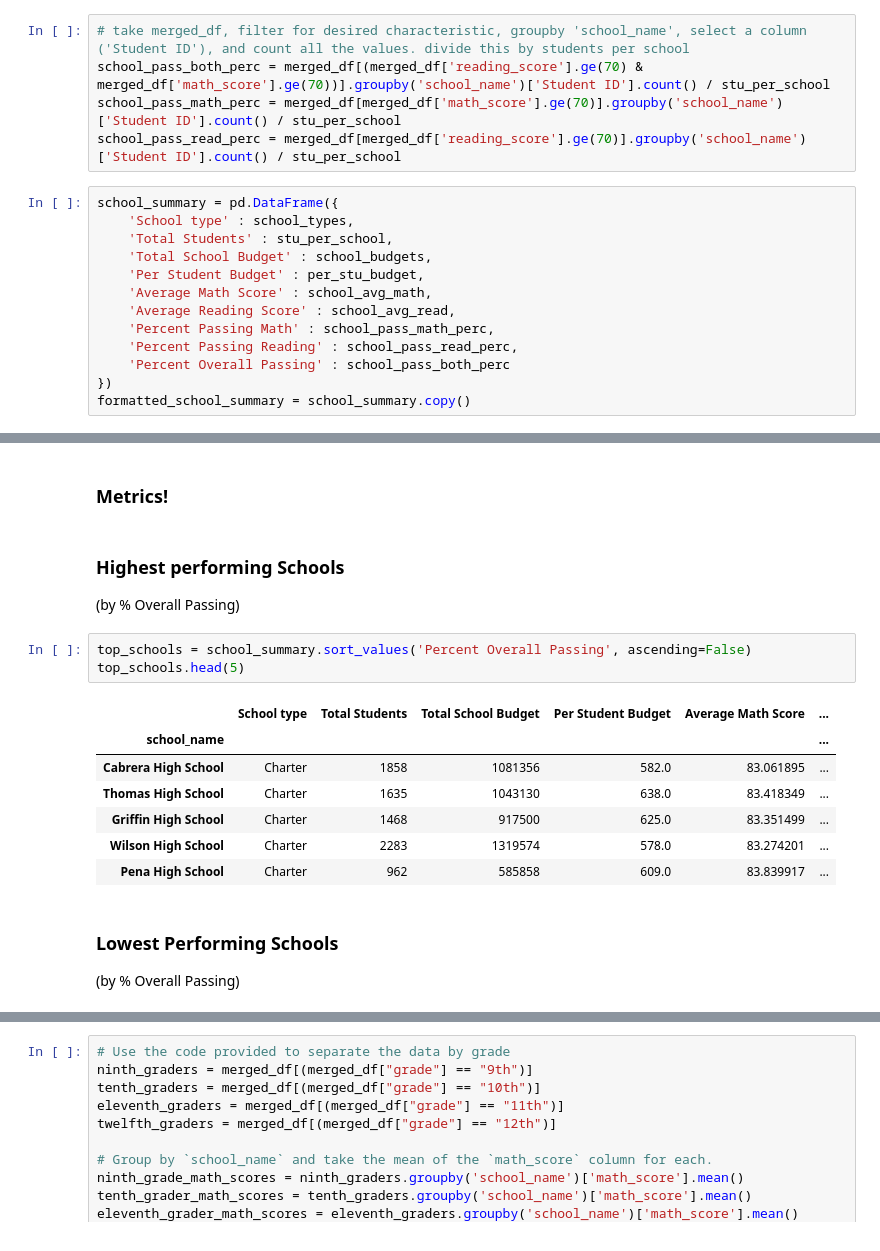
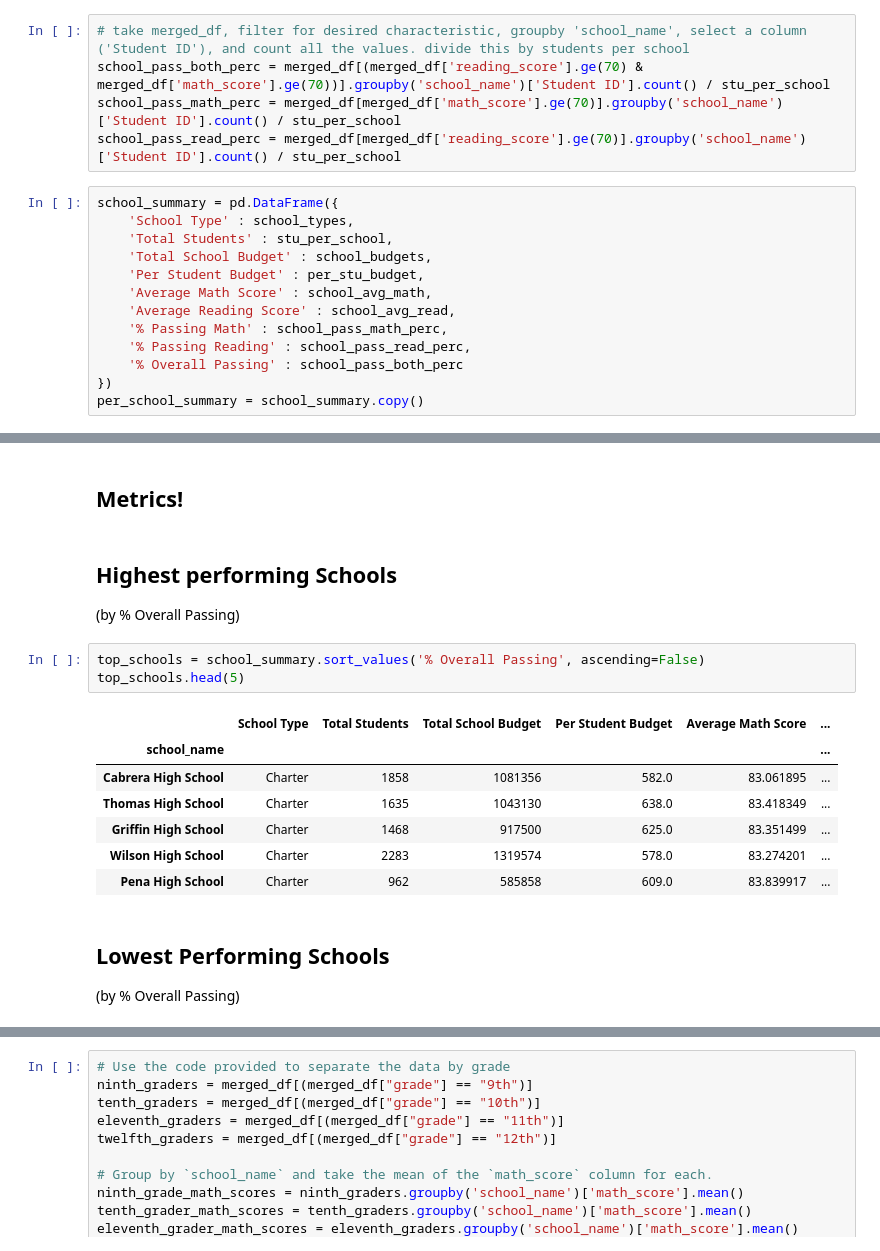
Before and after one commit to Nate-Sheibley/pandas-challenge, a Jupyter notebook: PyCitySchools/PyCitySchoolsNSS.ipynb, the cells around one changed output, grey strips where cells are left out. Cells and saved outputs as stored; diff of their text form.

```diff
--- a/PyCitySchools/PyCitySchoolsNSS.ipynb
+++ b/PyCitySchools/PyCitySchoolsNSS.ipynb
@@ -271,16 +160,16 @@ school_pass_math_perc = merged_df[merged_df['math_score'].ge(70)].groupby('schoo
 school_pass_read_perc = merged_df[merged_df['reading_score'].ge(70)].groupby('school_name')['Student ID'].count() / stu_per_school
 # %%
 school_summary = pd.DataFrame({
-    'School type' : school_types,
+    'School Type' : school_types,
     'Total Students' : stu_per_school,
     'Total School Budget' : school_budgets,
     'Per Student Budget' : per_stu_budget,
     'Average Math Score' : school_avg_math,
     'Average Reading Score' : school_avg_read,
-    'Percent Passing Math' : school_pass_math_perc,
-    'Percent Passing Reading' : school_pass_read_perc,
-    'Percent Overall Passing' : school_pass_both_perc
+    '% Passing Math' : school_pass_math_perc,
+    '% Passing Reading' : school_pass_read_perc,
+    '% Overall Passing' : school_pass_both_perc
 })
-formatted_school_summary = school_summary.copy()
+per_school_summary = school_summary.copy()
 # %%
 # format summary values
@@ -314,13 +202,13 @@ formatted_school_summary
 # %% [markdown]
-### Metrics!
+## Metrics!
 # %% [markdown]
-### Highest performing Schools
+## Highest performing Schools
 (by % Overall Passing)
 # %%
-top_schools = school_summary.sort_values('Percent Overall Passing', ascending=False)
+top_schools = school_summary.sort_values('% Overall Passing', ascending=False)
 top_schools.head(5)
 # %% [output]
-|  | School type | Total Students | Total School Budget | Per Student Budget | Average Math Score | ... |
+|  | School Type | Total Students | Total School Budget | Per Student Budget | Average Math Score | ... |
 | school_name |  |  |  |  |  | ... |
 | Cabrera High School | Charter | 1858 | 1081356 | 582.0 | 83.061895 | ... |
 | Thomas High School | Charter | 1635 | 1043130 | 638.0 | 83.418349 | ... |
@@ -328,6 +216,6 @@ top_schools.head(5)
 | Wilson High School | Charter | 2283 | 1319574 | 578.0 | 83.274201 | ... |
 | Pena High School | Charter | 962 | 585858 | 609.0 | 83.839917 | ... |
 # %% [markdown]
-### Lowest Performing Schools
+## Lowest Performing Schools
 (by % Overall Passing)
 # %%
```
Also changed, not shown: parts of 22 cells of this notebook.
